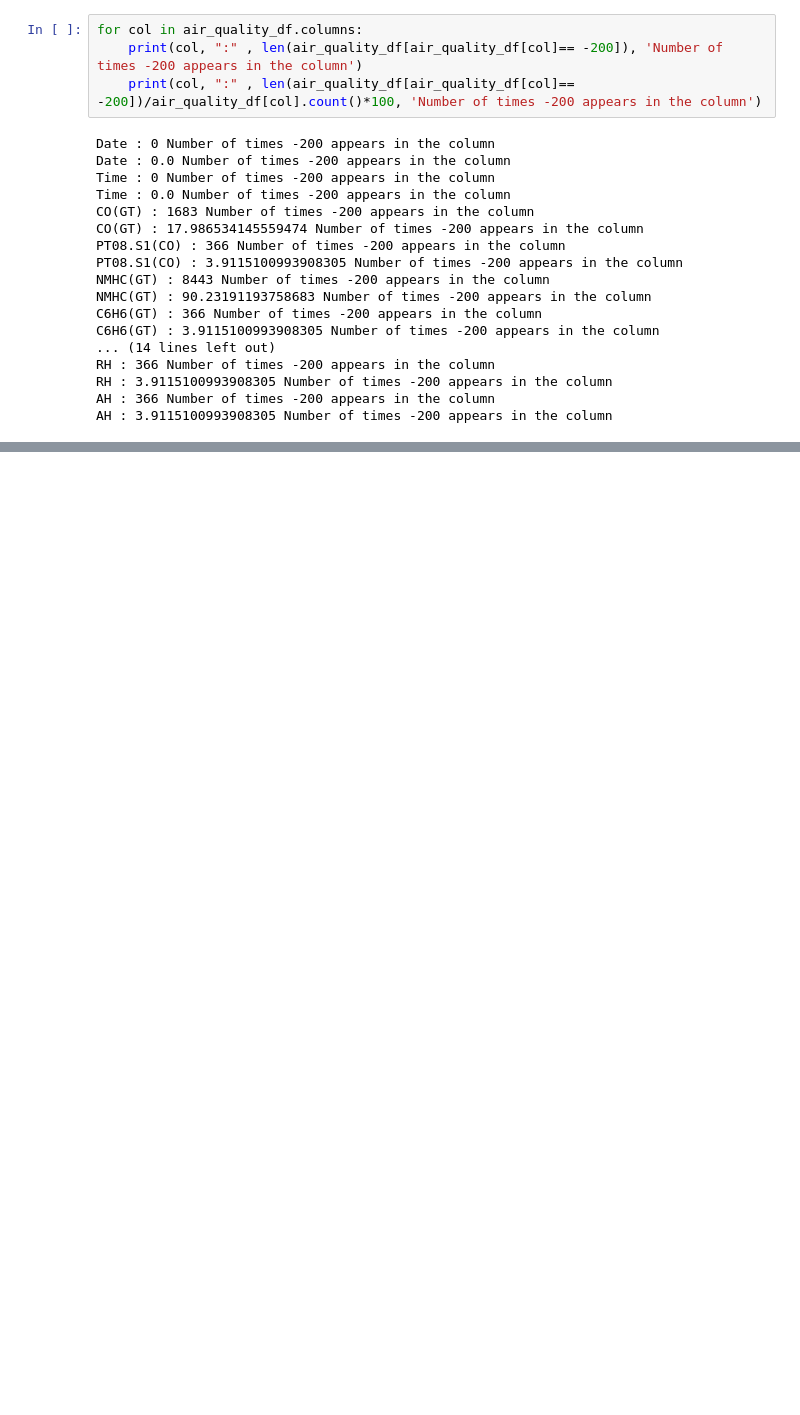
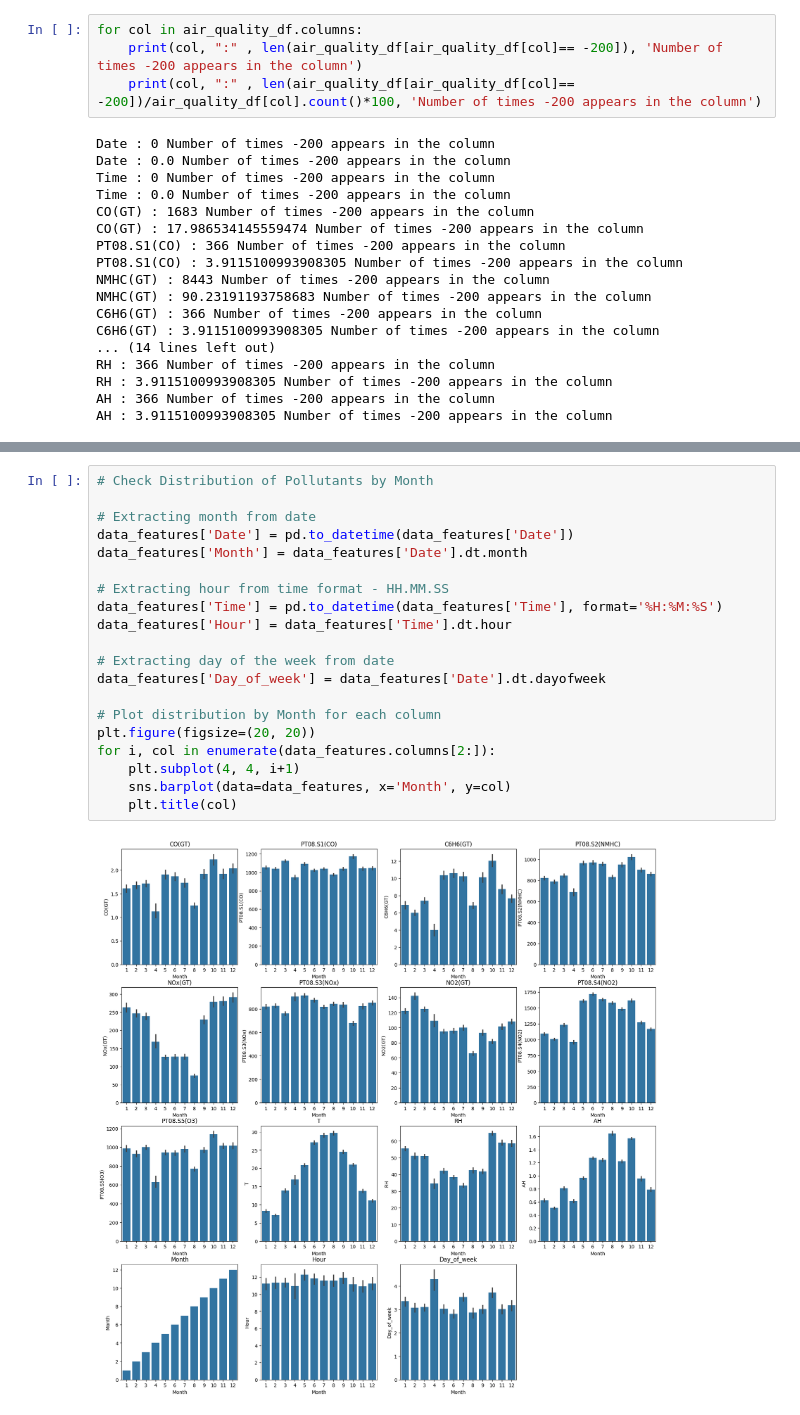
Before and after one commit to jgullinkala/AirQualityRegression, a Jupyter notebook: EDA/AirQualityRegression_EDA.ipynb, the cells around one changed output, grey strips where cells are left out. Saved outputs shown, nothing was run; the diff lists cells and outputs as text; blank space fills up the shorter version.

```diff
--- a/EDA/AirQualityRegression_EDA.ipynb
+++ b/EDA/AirQualityRegression_EDA.ipynb
@@ -273,0 +285,22 @@ plt.show()
+# %%
+# Check Distribution of Pollutants by Month
+
+# Extracting month from date
+data_features['Date'] = pd.to_datetime(data_features['Date'])
+data_features['Month'] = data_features['Date'].dt.month
+
+# Extracting hour from time format - HH.MM.SS
+data_features['Time'] = pd.to_datetime(data_features['Time'], format='%H:%M:%S')
+data_features['Hour'] = data_features['Time'].dt.hour
+
+# Extracting day of the week from date
+data_features['Day_of_week'] = data_features['Date'].dt.dayofweek
+
+# Plot distribution by Month for each column
+plt.figure(figsize=(20, 20))
+for i, col in enumerate(data_features.columns[2:]):
+    plt.subplot(4, 4, i+1)
+    sns.barplot(data=data_features, x='Month', y=col)
+    plt.title(col)
+# %% [output]
+[figure, added]
```
Also changed, not shown: parts of 29 cells of this notebook.
